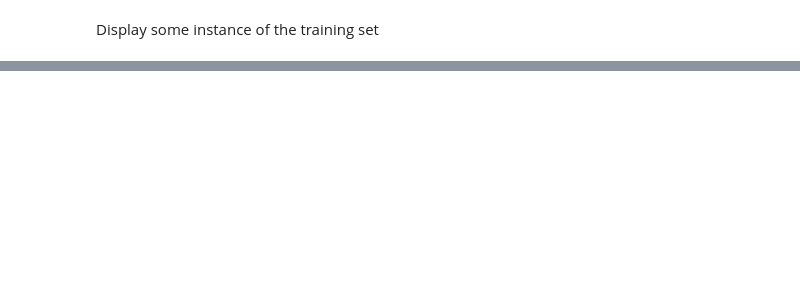
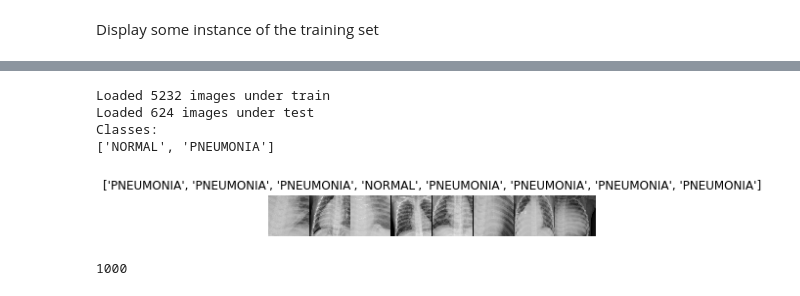
Before and after one commit to timlandgraf/cv1920_assignments, a Jupyter notebook: 08_PyTorch_ConvNets.ipynb, the cells around one changed output, grey strips where cells are left out. Drawn from its saved outputs; the diff is of its cells as text; code cells hidden in the pictures; blank space fills up the shorter version.

```diff
--- a/08_PyTorch_ConvNets.ipynb
+++ b/08_PyTorch_ConvNets.ipynb
@@ -72,0 +99,76 @@ fig
+# %%
+data_dir = '../chest_xray'
+TRAIN = 'train'
+TEST = 'test'
+
+# VGG-16 Takes 224x224 images as input, so we resize all of them
+data_transforms = {
+    TRAIN: transforms.Compose([
+        # Data augmentation is a good practice for the train set
+        # Here, we randomly crop the image to 224x224 and
+        # randomly flip it horizontally.
+        transforms.RandomResizedCrop(224),
+        transforms.RandomHorizontalFlip(),
+        transforms.ToTensor(),
+    ]),
+    TEST: transforms.Compose([
+        transforms.Resize(256),
+        transforms.CenterCrop(224),
+        transforms.ToTensor(),
+    ])
+}
+
+image_datasets = {
+    x: datasets.ImageFolder(
+        os.path.join(data_dir, x),
+        transform=data_transforms[x]
+    )
+    for x in [TRAIN, TEST]
+}
+
+dataloaders = {
+    x: torch.utils.data.DataLoader(
+        image_datasets[x], batch_size=8,
+        shuffle=True, num_workers=4
+    )
+    for x in [TRAIN, TEST]
+}
+
+dataset_sizes = {x: len(image_datasets[x]) for x in [TRAIN, TEST]}
+
+for x in [TRAIN, TEST]:
+    print("Loaded {} images under {}".format(dataset_sizes[x], x))
+
+print("Classes: ")
+class_names = image_datasets[TRAIN].classes
+print(image_datasets[TRAIN].classes)
+# %% [output]
+Loaded 5232 images under train
+Loaded 624 images under test
+Classes:
+['NORMAL', 'PNEUMONIA']
+# %%
+def imshow(inp, title=None):
+    inp = inp.numpy().transpose((1, 2, 0))
+    # plt.figure(figsize=(10, 10))
+    plt.axis('off')
+    plt.imshow(inp)
+    if title is not None:
+        plt.title(title)
+    plt.pause(0.001)
+
+def show_databatch(inputs, classes):
+    out = torchvision.utils.make_grid(inputs)
+    imshow(out, title=[class_names[x] for x in classes])
+
+# Get a batch of training data
+inputs, classes = next(iter(dataloaders[TRAIN]))
+show_databatch(inputs, classes)
+# %% [output]
+[figure, added]
+# %%
+# Load the pretrained model from pytorch
+vgg16 = models.vgg16(pretrained=True)
+print(vgg16.classifier[6].out_features) # 1000
+# %% [output]
+1000
```
Also changed, not shown: parts of 10 cells of this notebook.
